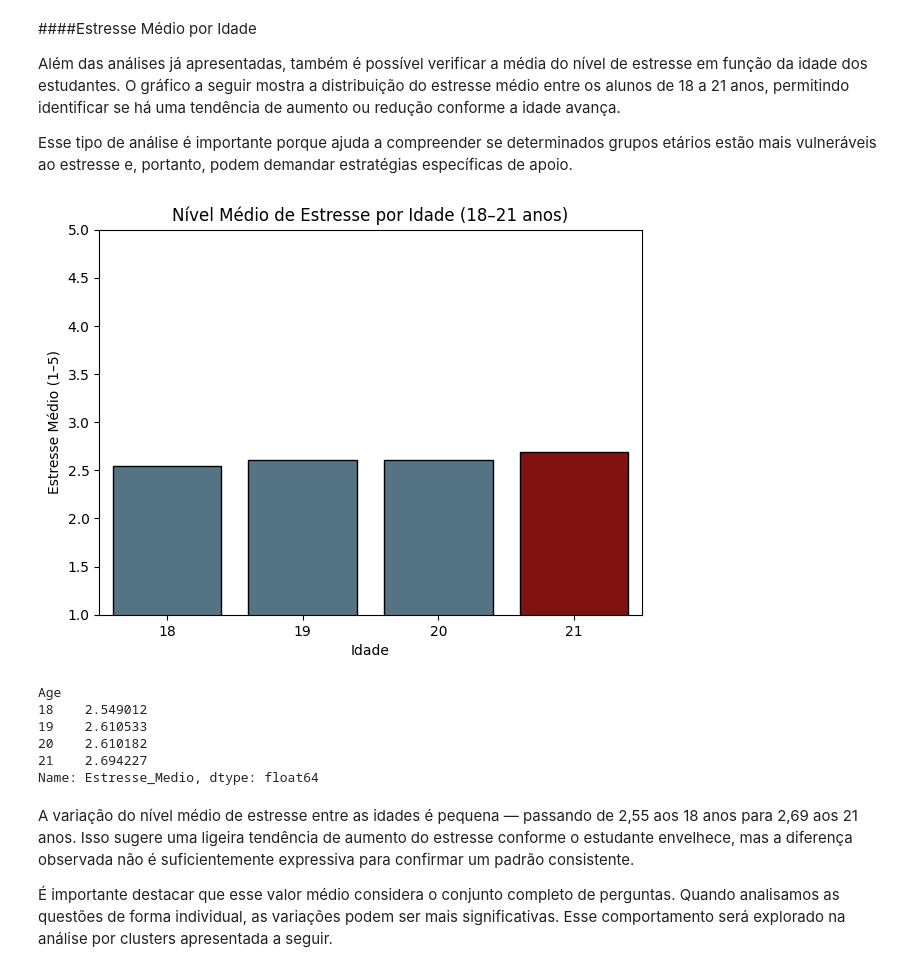
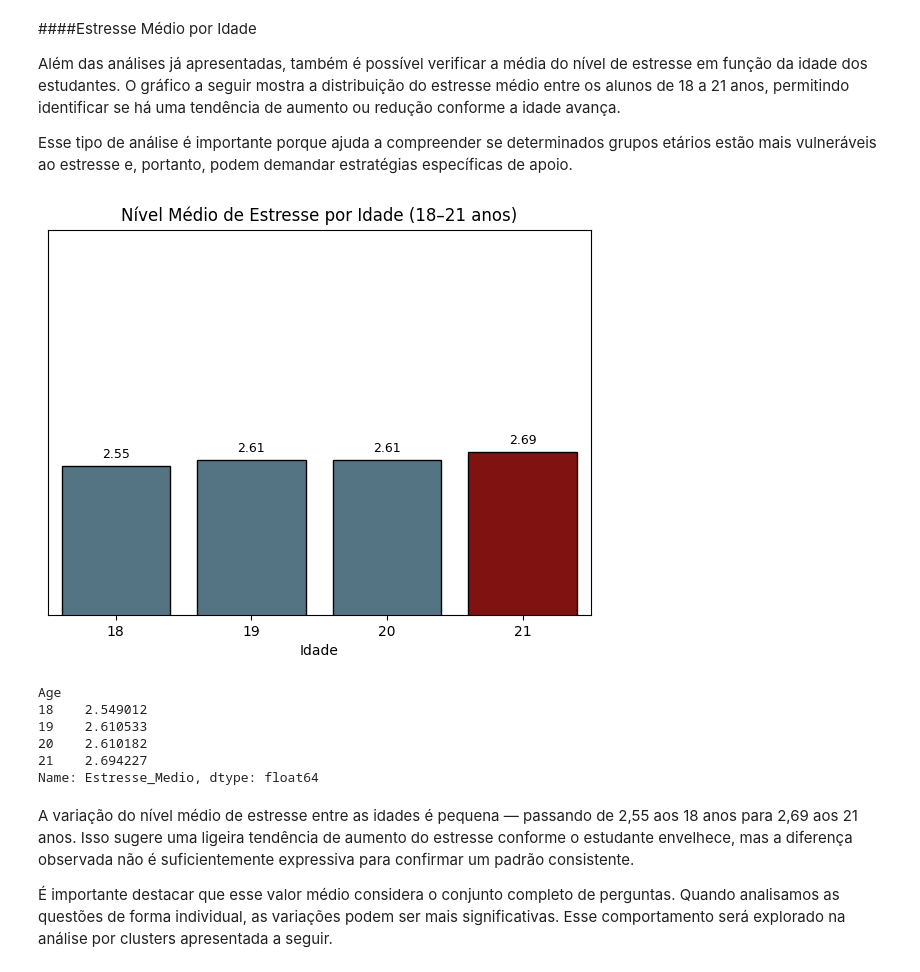
Before and after one commit to camilatsv1/Monitoramento-das-causas-de-estresse-nos-alunos-de-hoje, a Jupyter notebook: notebook_app.ipynb, the cells around one changed output. Cells and saved outputs as stored; diff of their text form; code cells hidden in the pictures.

Commit message:
ajuste nos gráficos

```diff
--- a/notebook_app.ipynb
+++ b/notebook_app.ipynb
@@ -320,6 +320,10 @@ for ax, coluna in zip(axes, variaveis): #zip(axes, variaveis) percorre cada subp
     ax.set_ylim(0, 100) #Y-axis limitado de 0 a 100 (%).
     ax.set_xlabel('Resposta', fontsize=7) #Rótulo do eixo X = "Resposta".
 
+     # 🔹 Remover completamente eixo Y:
+    ax.set_yticks([])                          # Remove os números do eixo Y
+    ax.tick_params(left=False)                 # Remove as linhas/ticks verticais
+
     # Adicionar percentuais acima das barras
     for i, v in zip(valores.index, valores.values):
         ax.text(i, v+1, f"{v:.1f}%", ha='center', fontsize=7) #v+1 posiciona o texto um pouco acima da barra.
@@ -329,9 +333,6 @@ for i in range(len(variaveis), len(axes)):
     fig.delaxes(axes[i])
     #Se a grade tiver mais subplots do que perguntas, os extras são apagados (última linha incompleta).
 
-# Y-label apenas no primeiro gráfico
-axes[0].set_ylabel('Percentual (%)') #Define o rótulo do eixo Y apenas no primeiro gráfico de cada linha (para não poluir os outros).
-
 plt.tight_layout() #ajusta o espaçamento automático entre os gráficos.
 plt.show() #exibe a figura final.
 # %% [output]
@@ -615,51 +623,64 @@ def estresse_18a21(df, coluna_idade, colunas_estresse):
 
     # Plotar gráfico de barras
     plt.figure(figsize=(7,5))
-    sns.barplot(x=estresse_por_idade.index,
-    y=estresse_por_idade.values,
-    hue=estresse_por_idade.index,
-    palette =['#4d778b', '#4d778b', '#4d778b', '#920000'],
-    edgecolor="black",
-    legend=False
+    ax = sns.barplot(
+        x=estresse_por_idade.index,
+        y=estresse_por_idade.values,
+        hue=estresse_por_idade.index,
+        palette=['#4d778b', '#4d778b', '#4d778b', '#920000'],
+        edgecolor="black",
+        legend=False
     )
+
     plt.title("Nível Médio de Estresse por Idade (18–21 anos)")
     plt.xlabel("Idade")
     plt.ylabel("Estresse Médio (1–5)")
-    plt.ylim(1,5)  # já que a escala de estresse vai de 1 a 5
+    plt.ylim(1,5)
+
+
+    # 🔹 Remover eixo Y
+    plt.yticks([])               # remove números
+    plt.tick_params(left=False)  # remove ticks do lado esquerdo
+    plt.ylabel('')               # remove rótulo
+
+    # 🔹 Adicionar valores acima das barras
+    for i, v in enumerate(estresse_por_idade.values):
+        ax.text(i, v + 0.05, f"{v:.2f}", ha='center', va='bottom', fontsize=9)
+
     plt.show()
 
     return estresse_por_idade
 # %%
 colunas_estresse = [
     "Have you recently experienced stress in your life?",
     "Have you noticed a rapid heartbeat or palpitations?",
     "Have you been dealing with anxiety or tension recently?",
     "Do you face any sleep problems or difficulties falling asleep?",
     "Have you been dealing with anxiety or tension recently?.1",
     "Have you been getting headaches more often than usual?",
     "Do you get irritated easily?",
     "Do you have trouble concentrating on your academic tasks?",
     "Have you been feeling sadness or low mood?",
     "Have you been experiencing any illness or health issues?",
     "Do you often feel lonely or isolated?",
     "Do you feel overwhelmed with your academic workload?",
     "Are you in competition with your peers, and does it affect you?",
     "Do you find that your relationship often causes you stress?",
     "Are you facing any difficulties with your professors or instructors?",
     "Is your working environment unpleasant or stressful?",
     "Do you struggle to find time for relaxation and leisure activities?",
     "Is your hostel or home environment causing you difficulties?",
     "Do you lack confidence in your academic performance?",
     "Do you lack confidence in your choice of academic subjects?",
     "Academic and extracurricular activities conflicting for you?",
     "Do you attend classes regularly?",
     "Have you gained/lost weight?"
 ]
 
-resultado = estresse_18a21(df, "Age", variaveis)
+resultado = estresse_18a21(df, "Age", colunas_estresse)
 print(resultado)
 # %% [output]
-[figure, old version]
+[figure, new version]
 Age
 18    2.549012
 19    2.610533
```
Also changed, not shown: parts of 17 cells of this notebook.
